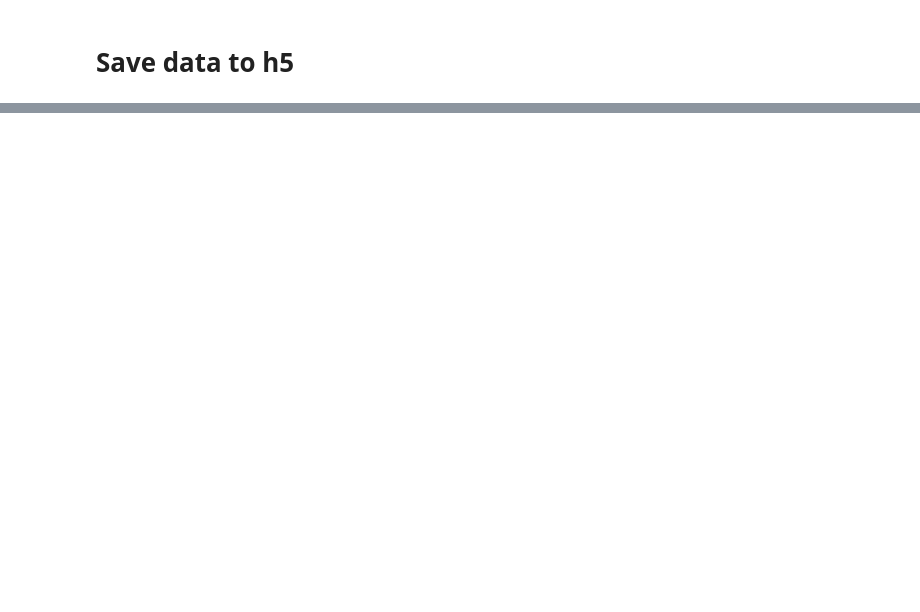
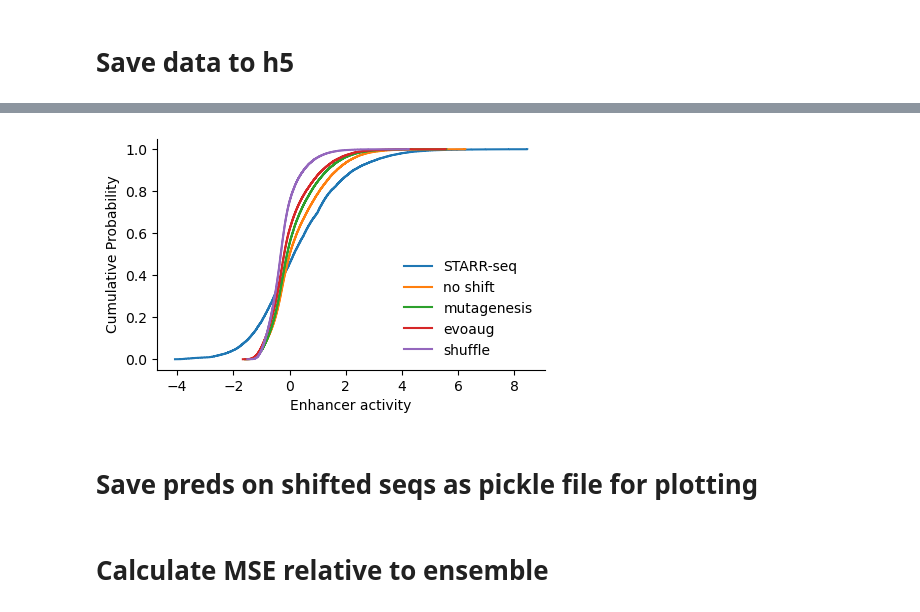
Before and after one commit to zrcjessica/ensemble_distillation, a Jupyter notebook: data_preprocessing/get_ood_starrseq.ipynb, the cells around one changed output, grey strips where cells are left out. Saved outputs shown, nothing was run; the diff lists cells and outputs as text; code cells hidden in the pictures; blank space fills up the shorter version.

```diff
--- a/data_preprocessing/get_ood_starrseq.ipynb
+++ b/data_preprocessing/get_ood_starrseq.ipynb
@@ -227,0 +355,31 @@ hf.close()
+# %%
+def cumulative_distribution(data, num_bins):
+    counts, bin_edges = np.histogram(data, bins=num_bins)
+    cdf = np.cumsum(counts)
+    cdf = cdf / cdf[-1]  # Normalize
+    return bin_edges[:-1], cdf
+
+
+num_bins = 1000
+fig = plt.figure(figsize=(5,3))
+plt.plot(*cumulative_distribution(y_test[:,0], num_bins), drawstyle='steps-post')
+plt.plot(*cumulative_distribution(genomic_preds[:,0], num_bins), drawstyle='steps-post')
+plt.plot(*cumulative_distribution(mut_preds[:,0], num_bins), drawstyle='steps-post')
+plt.plot(*cumulative_distribution(evoaug_preds[:,0], num_bins), drawstyle='steps-post')
+plt.plot(*cumulative_distribution(shuffle_preds[:,0], num_bins), drawstyle='steps-post')
+
+# plt.legend(['experiment', 'genomic', 'small shift', 'moderate shift', 'large shift'], frameon=False)
+plt.legend(['STARR-seq', 'no shift', 'mutagenesis', 'evoaug', 'shuffle'], frameon=False)
+plt.xlabel('Enhancer activity')
+plt.ylabel('Cumulative Probability')
+#plt.title('Cumulative Distribution Plot')
+plt.axis('tight')
+ax = plt.gca()
+ax.spines['right'].set_visible(False)
+ax.spines['top'].set_visible(False)
+
+#plt.grid(True, linestyle='--', alpha=0.7)
+# %% [output]
+[figure, added]
+# %% [markdown]
+# Save preds on shifted seqs as pickle file for plotting
@@ -227,0 +397,2 @@ hf.close()
+# %% [markdown]
+# Calculate MSE relative to ensemble
```
Also changed, not shown: parts of 37 cells of this notebook, 28 other files.
